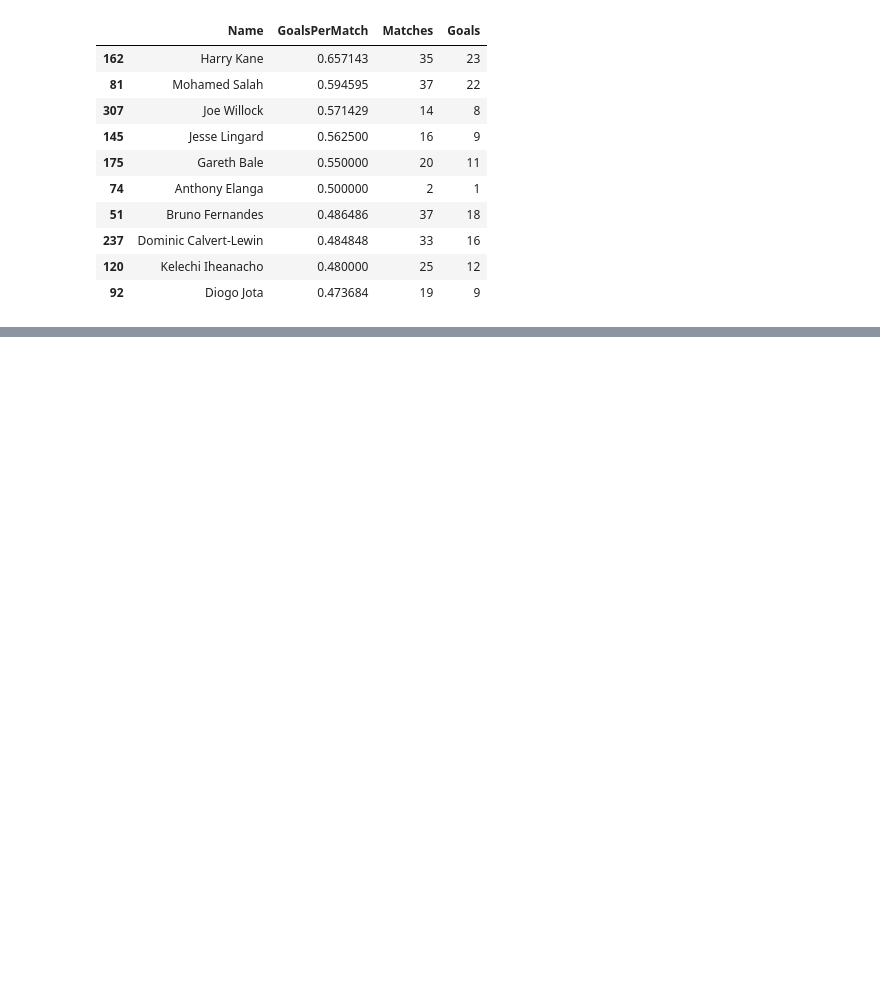
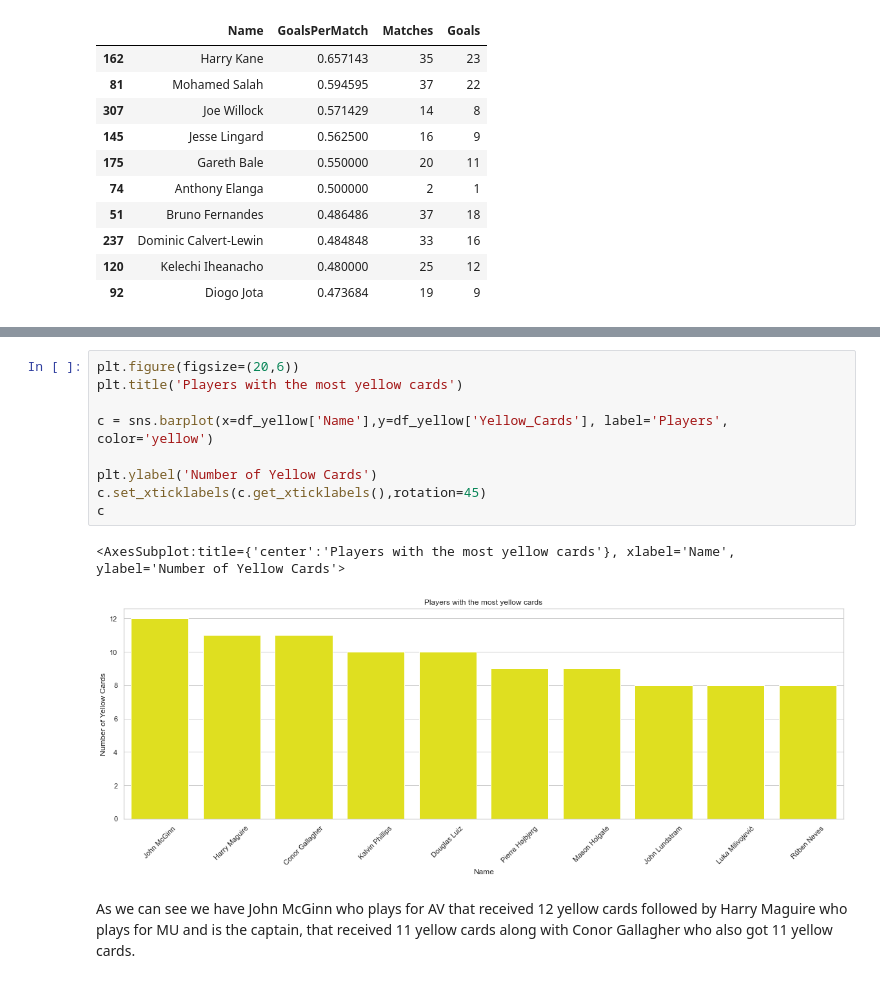
Before and after one commit to asavoullis/Python_Data_Analysis_Projects, a Jupyter notebook: epl_20-21_data_analysis_project.ipynb, the cells around one changed output, grey strips where cells are left out. Cells and saved outputs as stored; diff of their text form; blank space fills up the shorter version.

```diff
--- a/epl_20-21_data_analysis_project.ipynb
+++ b/epl_20-21_data_analysis_project.ipynb
@@ -691,3 +709,17 @@ df_yellow
 | 514 | John Lundstram | Sheffield United | ENG | MF | 26 | 28 | 23 | 2032 | 0 | 2 | ... |
 | 346 | Luka Milivojević | Crystal Palace | SRB | MF | 29 | 31 | 27 | 2359 | 1 | 1 | ... |
 | 318 | Rúben Neves | Wolverhampton Wanderers | POR | MF | 23 | 36 | 31 | 2675 | 5 | 1 | ... |
+# %%
+plt.figure(figsize=(20,6))
+plt.title('Players with the most yellow cards')
+
+c = sns.barplot(x=df_yellow['Name'],y=df_yellow['Yellow_Cards'], label='Players', color='yellow')
+
+plt.ylabel('Number of Yellow Cards')
+c.set_xticklabels(c.get_xticklabels(),rotation=45)
+c
+# %% [output]
+<AxesSubplot:title={'center':'Players with the most yellow cards'}, xlabel='Name', ylabel='Number of Yellow Cards'>
+[figure, added]
+# %% [markdown]
+As we can see we have John McGinn who plays for AV that received 12 yellow cards followed by Harry Maguire who plays for MU and is the captain, that received 11 yellow cards along with Conor Gallagher who also got 11 yellow cards.
```
Also changed, not shown: parts of 9 cells of this notebook, 1 other file.
